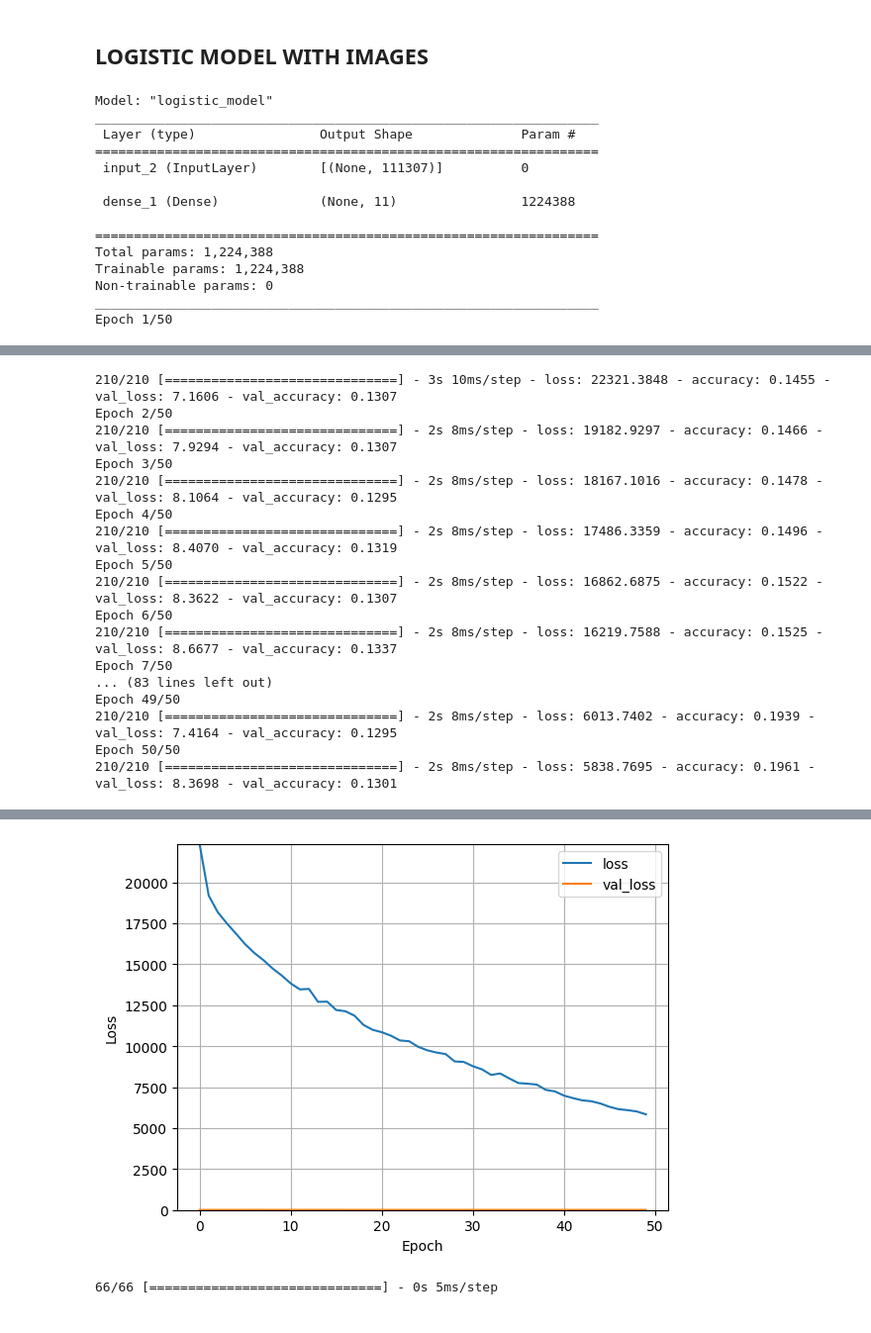
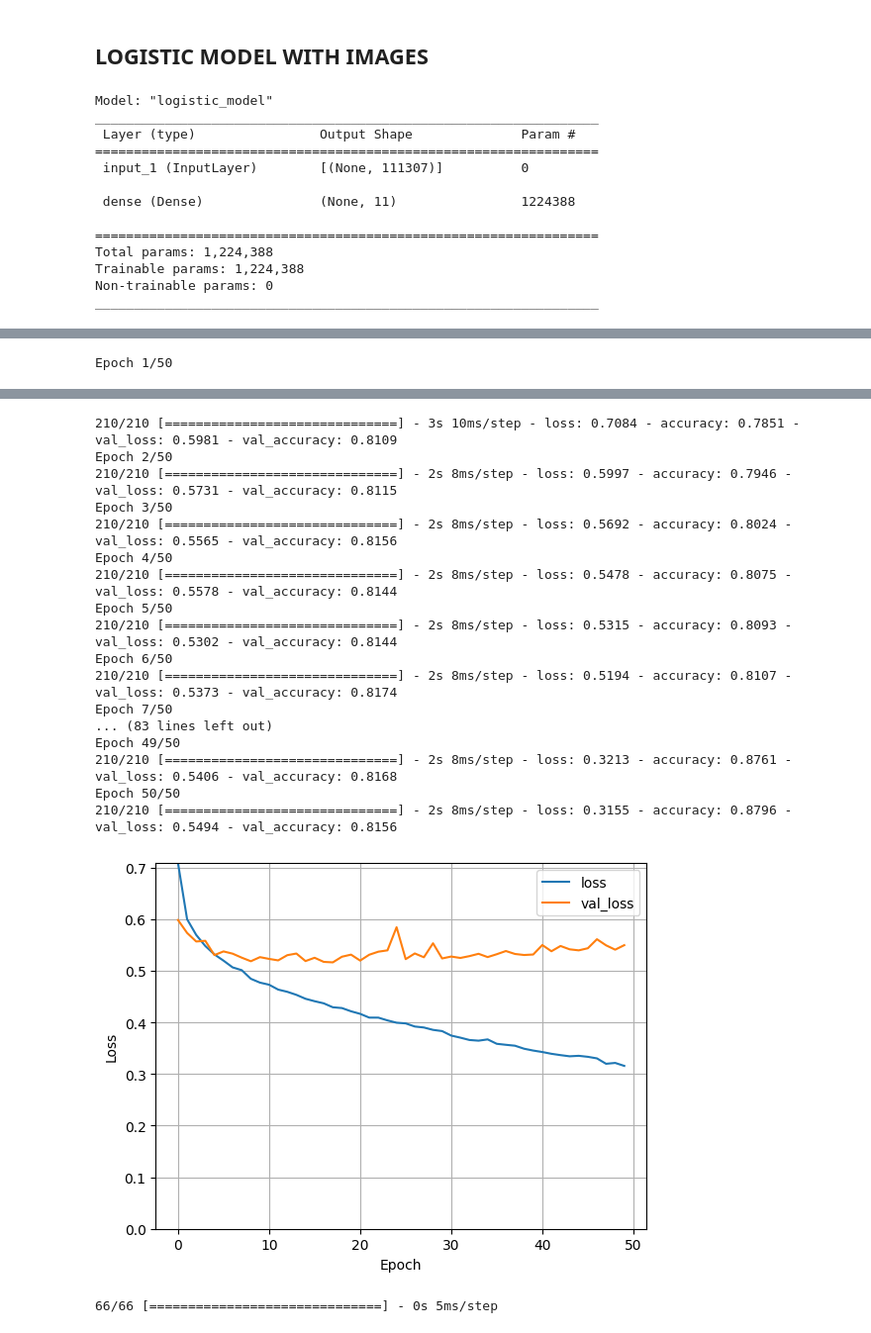
Before and after one commit to arisanguyen/210_Capstone_Aditya_Arisa_Noriel, a Jupyter notebook: abajaj_modeling_binned.ipynb, the cells around one changed output, grey strips where cells are left out. Shown: that part at 99% size. Drawn from its saved outputs; the diff is of its cells as text; code cells hidden in the pictures.

```diff
--- a/abajaj_modeling_binned.ipynb
+++ b/abajaj_modeling_binned.ipynb
@@ -472,7 +446,7 @@ history = logistic_model.fit(
      # verbose=1,
     # Calculate validation results on 20% of the training data.
     validation_split = 0.2,
-    class_weight = class_weight
+    # class_weight = class_weight
     )
 
 plot_loss(history)
@@ -481,13 +455,12 @@ Model: "logistic_model"
 _________________________________________________________________
  Layer (type)                Output Shape              Param #
 =================================================================
- input_2 (InputLayer)        [(None, 111307)]          0
+ input_1 (InputLayer)        [(None, 111307)]          0
 
- dense_1 (Dense)             (None, 11)                1224388
+ dense (Dense)               (None, 11)                1224388
 
 =================================================================
 Total params: 1,224,388
 Trainable params: 1,224,388
 Non-trainable params: 0
 _________________________________________________________________
-Epoch 1/50
@@ -498,17 +479 @@ Epoch 1/50
-210/210 [==============================] - 3s 10ms/step - loss: 22321.3848 - accuracy: 0.1455 - val_loss: 7.1606 - val_accuracy: 0.1307
-Epoch 2/50
-210/210 [==============================] - 2s 8ms/step - loss: 19182.9297 - accuracy: 0.1466 - val_loss: 7.9294 - val_accuracy: 0.1307
-Epoch 3/50
-210/210 [==============================] - 2s 8ms/step - loss: 18167.1016 - accuracy: 0.1478 - val_loss: 8.1064 - val_accuracy: 0.1295
-Epoch 4/50
-210/210 [==============================] - 2s 8ms/step - loss: 17486.3359 - accuracy: 0.1496 - val_loss: 8.4070 - val_accuracy: 0.1319
-Epoch 5/50
-210/210 [==============================] - 2s 8ms/step - loss: 16862.6875 - accuracy: 0.1522 - val_loss: 8.3622 - val_accuracy: 0.1307
-Epoch 6/50
-210/210 [==============================] - 2s 8ms/step - loss: 16219.7588 - accuracy: 0.1525 - val_loss: 8.6677 - val_accuracy: 0.1337
-Epoch 7/50
-... (83 lines left out)
-Epoch 49/50
-210/210 [==============================] - 2s 8ms/step - loss: 6013.7402 - accuracy: 0.1939 - val_loss: 7.4164 - val_accuracy: 0.1295
-Epoch 50/50
-210/210 [==============================] - 2s 8ms/step - loss: 5838.7695 - accuracy: 0.1961 - val_loss: 8.3698 - val_accuracy: 0.1301
+Epoch 1/50
@@ -515,4 +484,21 @@ Epoch 50/50
+210/210 [==============================] - 3s 10ms/step - loss: 0.7084 - accuracy: 0.7851 - val_loss: 0.5981 - val_accuracy: 0.8109
+Epoch 2/50
+210/210 [==============================] - 2s 8ms/step - loss: 0.5997 - accuracy: 0.7946 - val_loss: 0.5731 - val_accuracy: 0.8115
+Epoch 3/50
+210/210 [==============================] - 2s 8ms/step - loss: 0.5692 - accuracy: 0.8024 - val_loss: 0.5565 - val_accuracy: 0.8156
+Epoch 4/50
+210/210 [==============================] - 2s 8ms/step - loss: 0.5478 - accuracy: 0.8075 - val_loss: 0.5578 - val_accuracy: 0.8144
+Epoch 5/50
+210/210 [==============================] - 2s 8ms/step - loss: 0.5315 - accuracy: 0.8093 - val_loss: 0.5302 - val_accuracy: 0.8144
+Epoch 6/50
+210/210 [==============================] - 2s 8ms/step - loss: 0.5194 - accuracy: 0.8107 - val_loss: 0.5373 - val_accuracy: 0.8174
+Epoch 7/50
+... (83 lines left out)
+Epoch 49/50
+210/210 [==============================] - 2s 8ms/step - loss: 0.3213 - accuracy: 0.8761 - val_loss: 0.5406 - val_accuracy: 0.8168
+Epoch 50/50
+210/210 [==============================] - 2s 8ms/step - loss: 0.3155 - accuracy: 0.8796 - val_loss: 0.5494 - val_accuracy: 0.8156
-[figure, old version]
+[figure, new version]
 # %%
 predict_result = history.model.predict(input_image_street_test)
 # %% [output]
```
Also changed, not shown: parts of 10 cells of this notebook.
